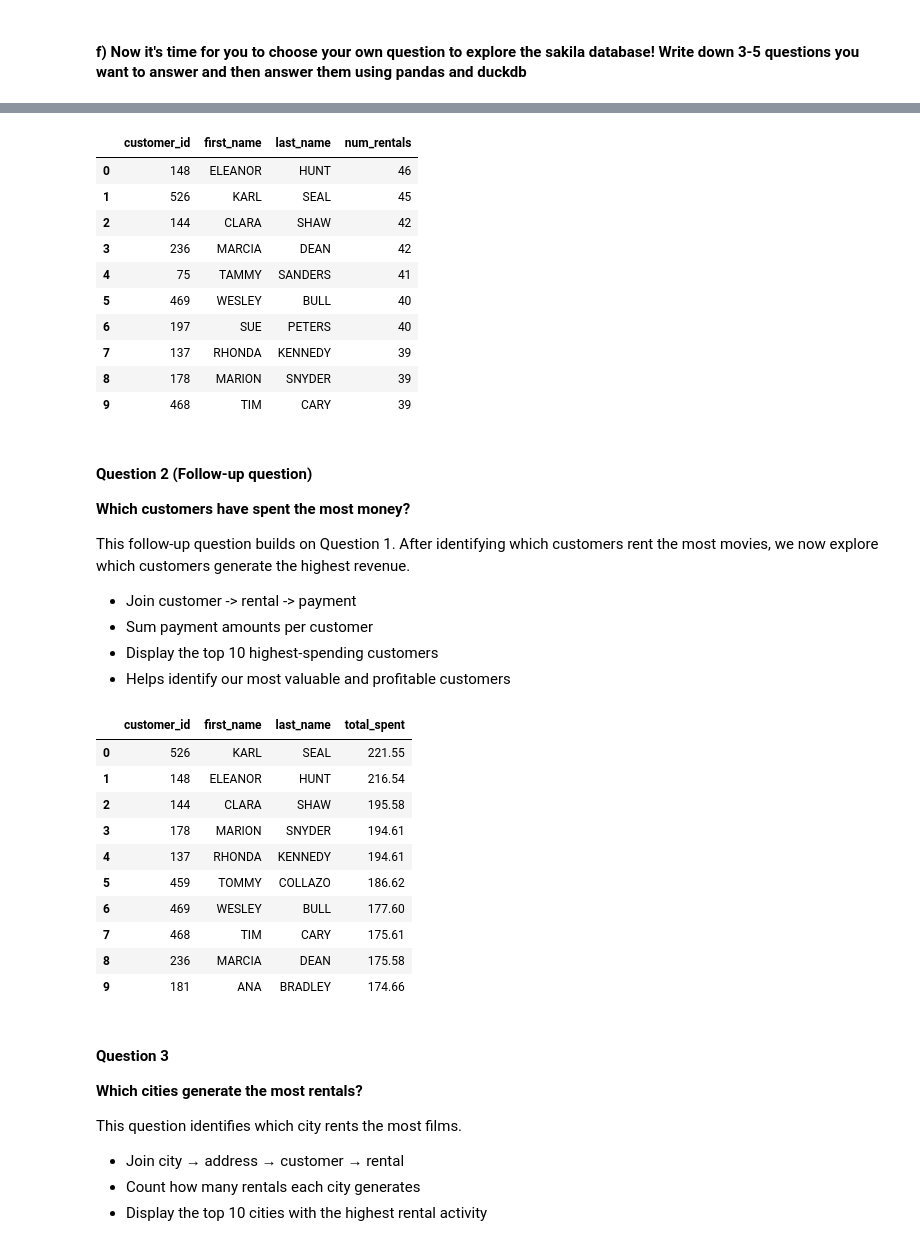
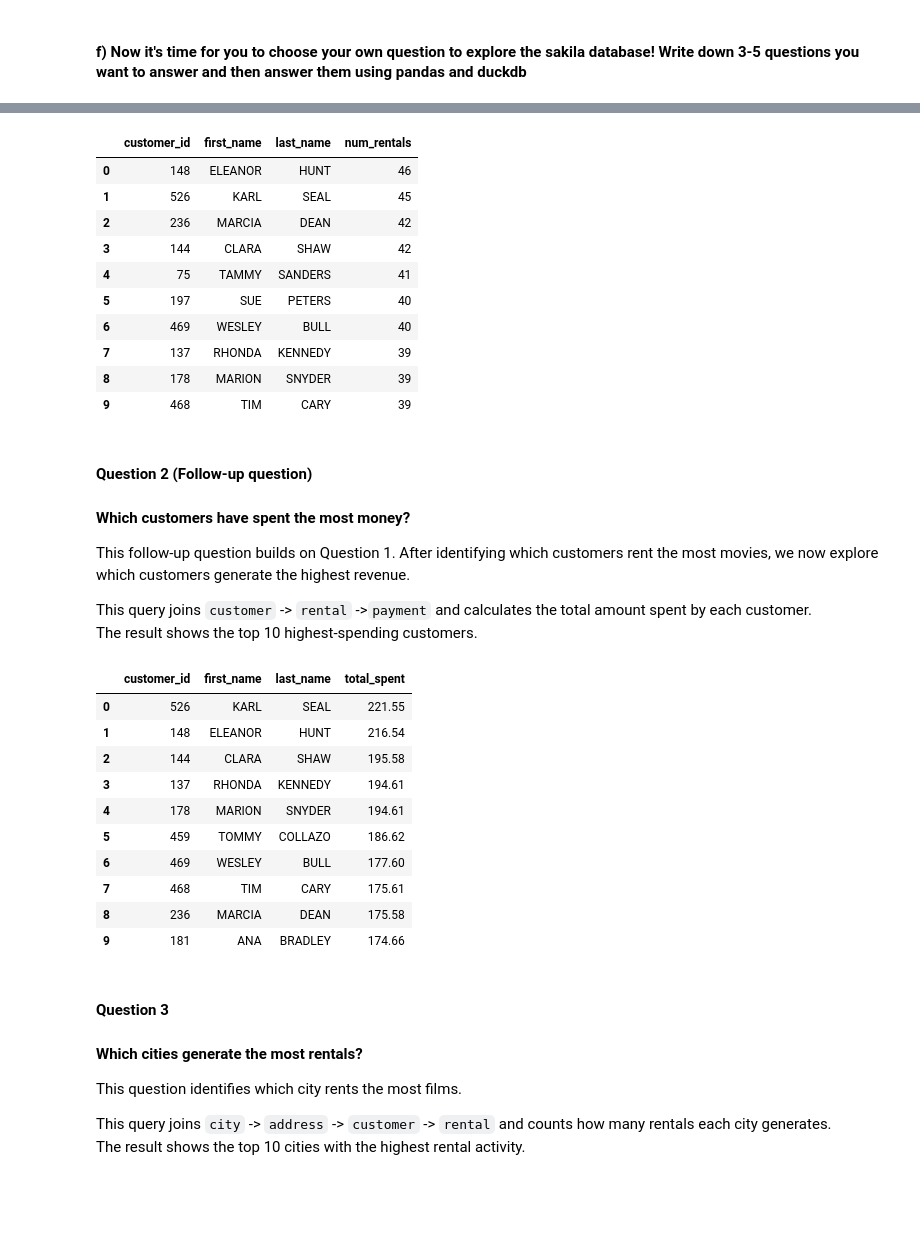
Before and after one commit to hazajijan-prog/sakila_lab_haza_jijan, a Jupyter notebook: sakila_ingestion.ipynb, the cells around one changed output, grey strips where cells are left out. Drawn from its saved outputs; the diff is of its cells as text; code cells hidden in the pictures; blank space fills up the shorter version.

```diff
--- a/sakila_ingestion.ipynb
+++ b/sakila_ingestion.ipynb
@@ -19,0 +11,10 @@ CALL sqlite_attach ('data/sqlite-sakila.db');
+# %%
+from pathlib import Path
+import duckdb
+
+duckdb_path = "data/sakila.duckdb"
+
+with duckdb.connect(duckdb_path) as conn:
+    films = conn.sql("from staging.film;").df()
+
+films.sample(5)
@@ -201,43 +174,41 @@ LIMIT 15;
 # %%
 query_sakila("""
 SELECT
     c.customer_id,
     c.first_name,
     c.last_name,
     COUNT(r.rental_id) AS num_rentals
-FROM customer c
-JOIN rental r
+FROM staging.customer c
+JOIN staging.rental r
     ON c.customer_id = r.customer_id
 GROUP BY
     c.customer_id,
     c.first_name,
     c.last_name
 ORDER BY num_rentals DESC
 LIMIT 10;
 """)
 # %% [output]
 |  | customer_id | first_name | last_name | num_rentals |
 | 0 | 148 | ELEANOR | HUNT | 46 |
 | 1 | 526 | KARL | SEAL | 45 |
-| 2 | 144 | CLARA | SHAW | 42 |
-| 3 | 236 | MARCIA | DEAN | 42 |
+| 2 | 236 | MARCIA | DEAN | 42 |
+| 3 | 144 | CLARA | SHAW | 42 |
 | 4 | 75 | TAMMY | SANDERS | 41 |
-| 5 | 469 | WESLEY | BULL | 40 |
-| 6 | 197 | SUE | PETERS | 40 |
+| 5 | 197 | SUE | PETERS | 40 |
+| 6 | 469 | WESLEY | BULL | 40 |
 | 7 | 137 | RHONDA | KENNEDY | 39 |
 | 8 | 178 | MARION | SNYDER | 39 |
 | 9 | 468 | TIM | CARY | 39 |
 # %% [markdown]
 #### Question 2 (Follow-up question)
 
-**Which customers have spent the most money?**
+#### Which customers have spent the most money?
 
 This follow-up question builds on Question 1. After identifying which customers rent the most movies, we now explore which customers generate the highest revenue.
 
-- Join customer -> rental -> payment
-- Sum payment amounts per customer
-- Display the top 10 highest-spending customers
-- Helps identify our most valuable and profitable customers
+This query joins `customer` -> `rental` ->`payment` and calculates the total amount spent by each customer.
+The result shows the top 10 highest-spending customers.
 # %%
 query_sakila("""
 SELECT
@@ -245,9 +216,9 @@ SELECT
     c.first_name,
     c.last_name,
     SUM(p.amount) AS total_spent
-FROM customer c
-JOIN rental r ON c.customer_id = r.customer_id
-JOIN payment p ON r.rental_id = p.rental_id
+FROM staging.customer c
+JOIN staging.rental r ON c.customer_id = r.customer_id
+JOIN staging.payment p ON r.rental_id = p.rental_id
 GROUP BY
     c.customer_id,
     c.first_name,
@@ -260,8 +231,8 @@ LIMIT 10;
 | 0 | 526 | KARL | SEAL | 221.55 |
 | 1 | 148 | ELEANOR | HUNT | 216.54 |
 | 2 | 144 | CLARA | SHAW | 195.58 |
-| 3 | 178 | MARION | SNYDER | 194.61 |
-| 4 | 137 | RHONDA | KENNEDY | 194.61 |
+| 3 | 137 | RHONDA | KENNEDY | 194.61 |
+| 4 | 178 | MARION | SNYDER | 194.61 |
 | 5 | 459 | TOMMY | COLLAZO | 186.62 |
 | 6 | 469 | WESLEY | BULL | 177.60 |
 | 7 | 468 | TIM | CARY | 175.61 |
@@ -270,13 +241,12 @@ LIMIT 10;
 # %% [markdown]
 #### Question 3
 
-**Which cities generate the most rentals?**
+#### Which cities generate the most rentals?
 
 This question identifies which city rents the most films.
 
-- Join city → address → customer → rental
-- Count how many rentals each city generates
-- Display the top 10 cities with the highest rental activity
+This query joins `city` -> `address` -> `customer` -> `rental`  and counts how many rentals each city generates.
+The result shows the top 10 cities with the highest rental activity.
 # %%
 query_sakila("""
 SELECT
```
Also changed, not shown: parts of 28 cells of this notebook, 15 other files.
